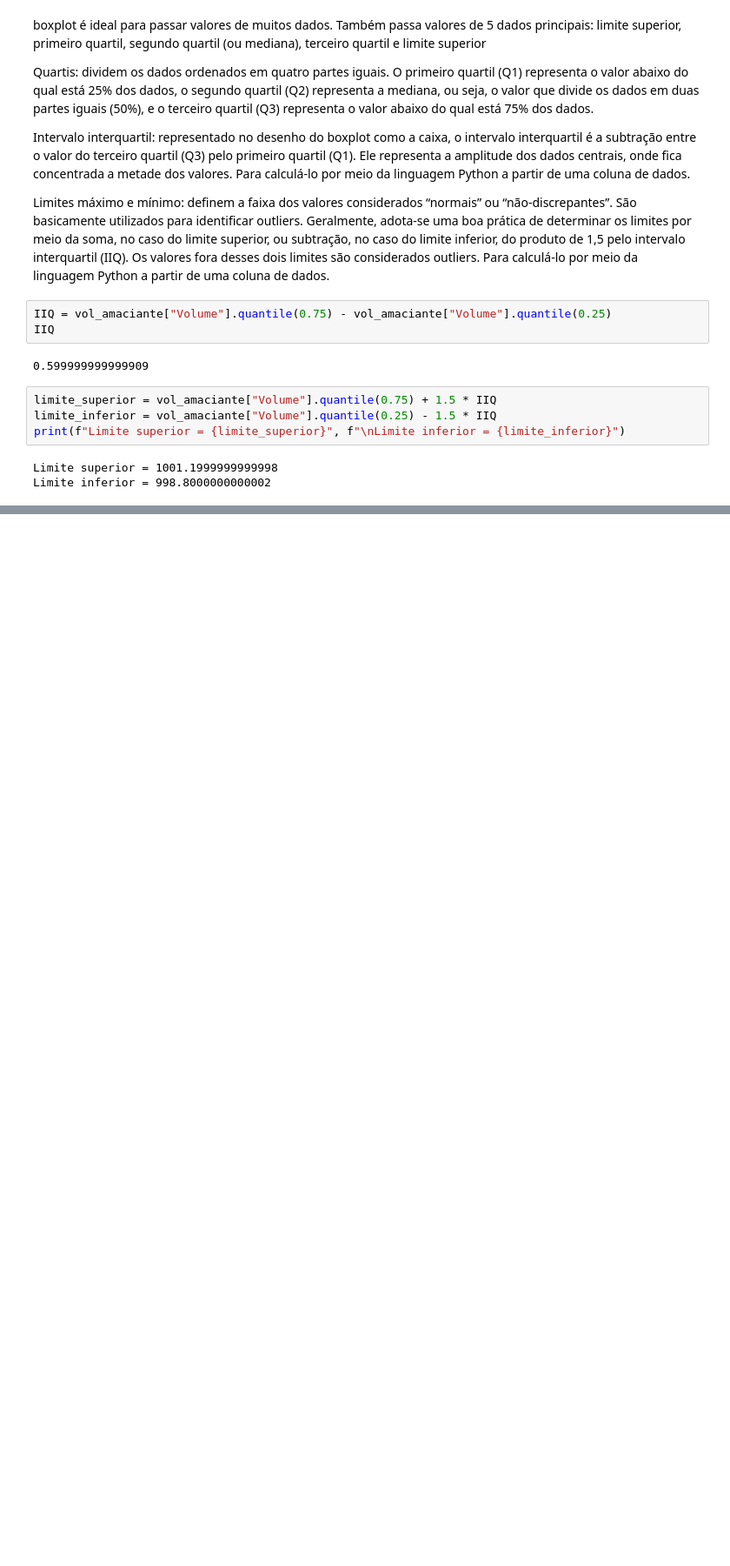
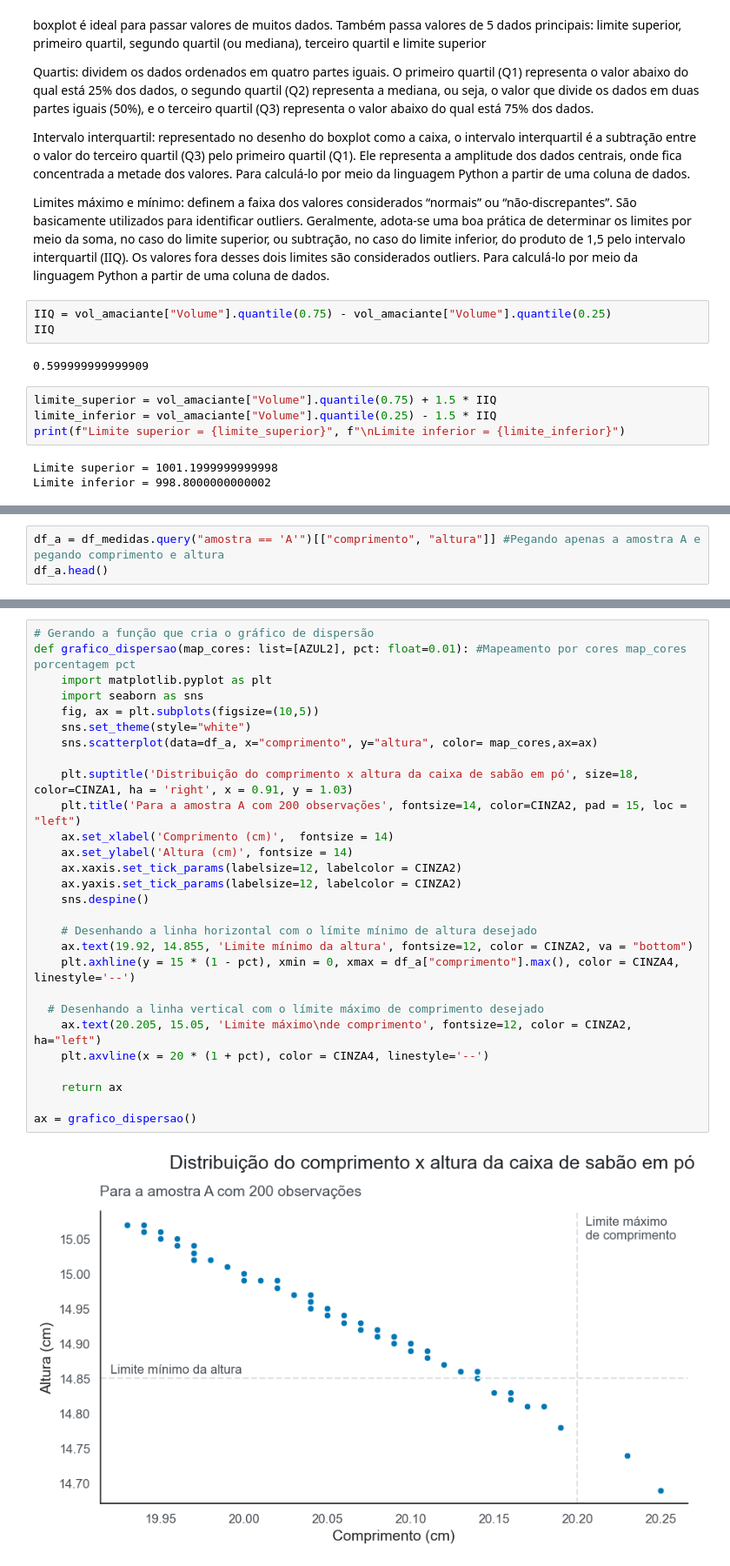
Before and after one commit to Cr0l3y/comparison_distribution_charts, a Jupyter notebook: Dados_Indust_de_limpeza.ipynb, the cells around one changed output, grey strips where cells are left out. Shown: that part at 87% size. Saved outputs shown, nothing was run; the diff lists cells and outputs as text; blank space fills up the shorter version.

```diff
--- a/Dados_Indust_de_limpeza.ipynb
+++ b/Dados_Indust_de_limpeza.ipynb
@@ -204,0 +268,3 @@ Limite inferior = 998.8000000000002
+# %%
+df_a = df_medidas.query("amostra == 'A'")[["comprimento", "altura"]] #Pegando apenas a amostra A e pegando comprimento e altura
+df_a.head()
@@ -204,0 +278,30 @@ Limite inferior = 998.8000000000002
+# %%
+# Gerando a função que cria o gráfico de dispersão
+def grafico_dispersao(map_cores: list=[AZUL2], pct: float=0.01): #Mapeamento por cores map_cores porcentagem pct
+    import matplotlib.pyplot as plt
+    import seaborn as sns
+    fig, ax = plt.subplots(figsize=(10,5))
+    sns.set_theme(style="white")
+    sns.scatterplot(data=df_a, x="comprimento", y="altura", color= map_cores,ax=ax)
+
+    plt.suptitle('Distribuição do comprimento x altura da caixa de sabão em pó', size=18, color=CINZA1, ha = 'right', x = 0.91, y = 1.03)
+    plt.title('Para a amostra A com 200 observações', fontsize=14, color=CINZA2, pad = 15, loc = "left")
+    ax.set_xlabel('Comprimento (cm)',  fontsize = 14)
+    ax.set_ylabel('Altura (cm)', fontsize = 14)
+    ax.xaxis.set_tick_params(labelsize=12, labelcolor = CINZA2)
+    ax.yaxis.set_tick_params(labelsize=12, labelcolor = CINZA2)
+    sns.despine()
+
+    # Desenhando a linha horizontal com o límite mínimo de altura desejado
+    ax.text(19.92, 14.855, 'Limite mínimo da altura', fontsize=12, color = CINZA2, va = "bottom")
+    plt.axhline(y = 15 * (1 - pct), xmin = 0, xmax = df_a["comprimento"].max(), color = CINZA4, linestyle='--')
+
+  # Desenhando a linha vertical com o límite máximo de comprimento desejado
+    ax.text(20.205, 15.05, 'Limite máximo\nde comprimento', fontsize=12, color = CINZA2, ha="left")
+    plt.axvline(x = 20 * (1 + pct), color = CINZA4, linestyle='--')
+
+    return ax
+
+ax = grafico_dispersao()
+# %% [output]
+[figure, added]
```
Also changed, not shown: parts of 14 cells of this notebook.
